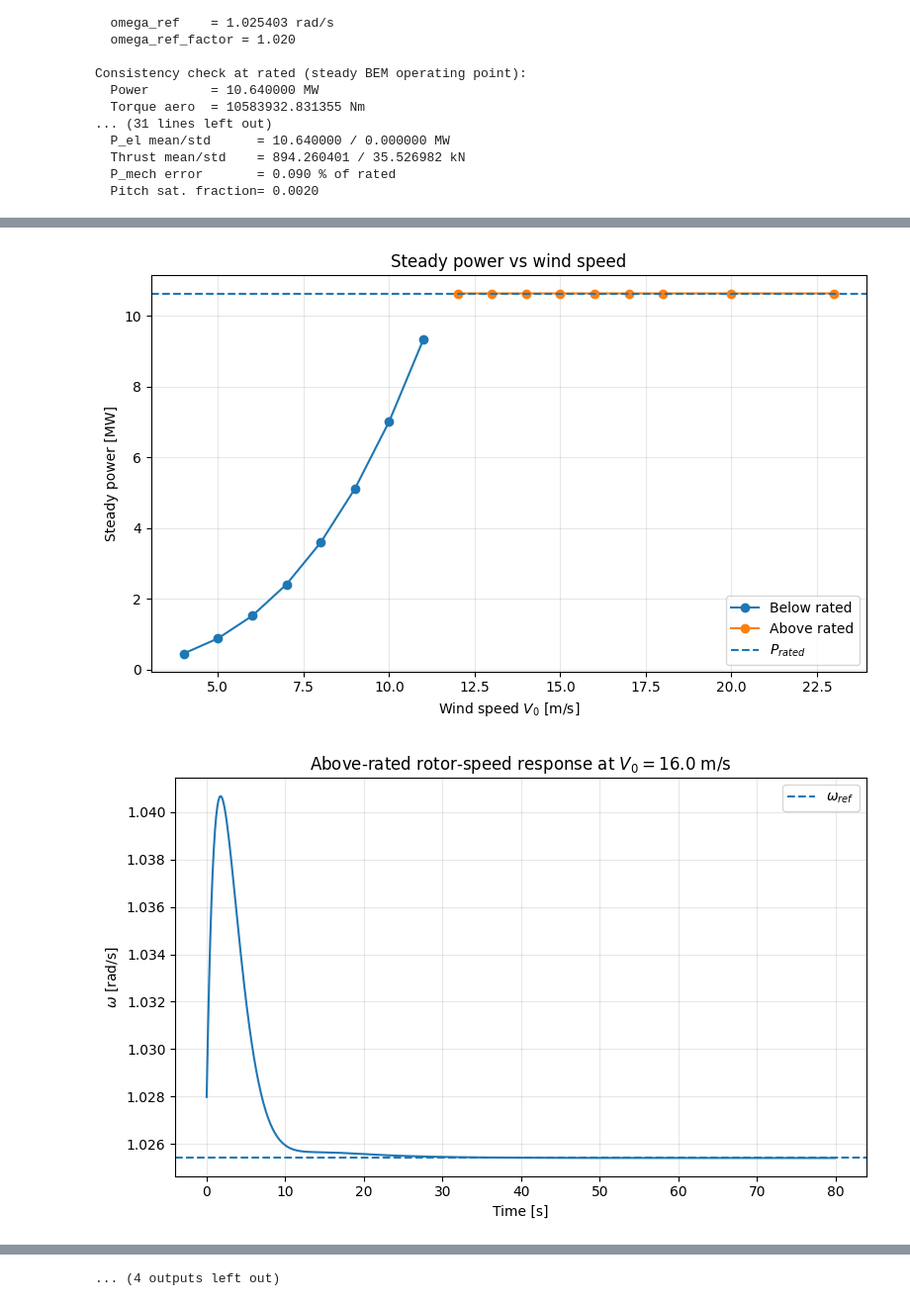
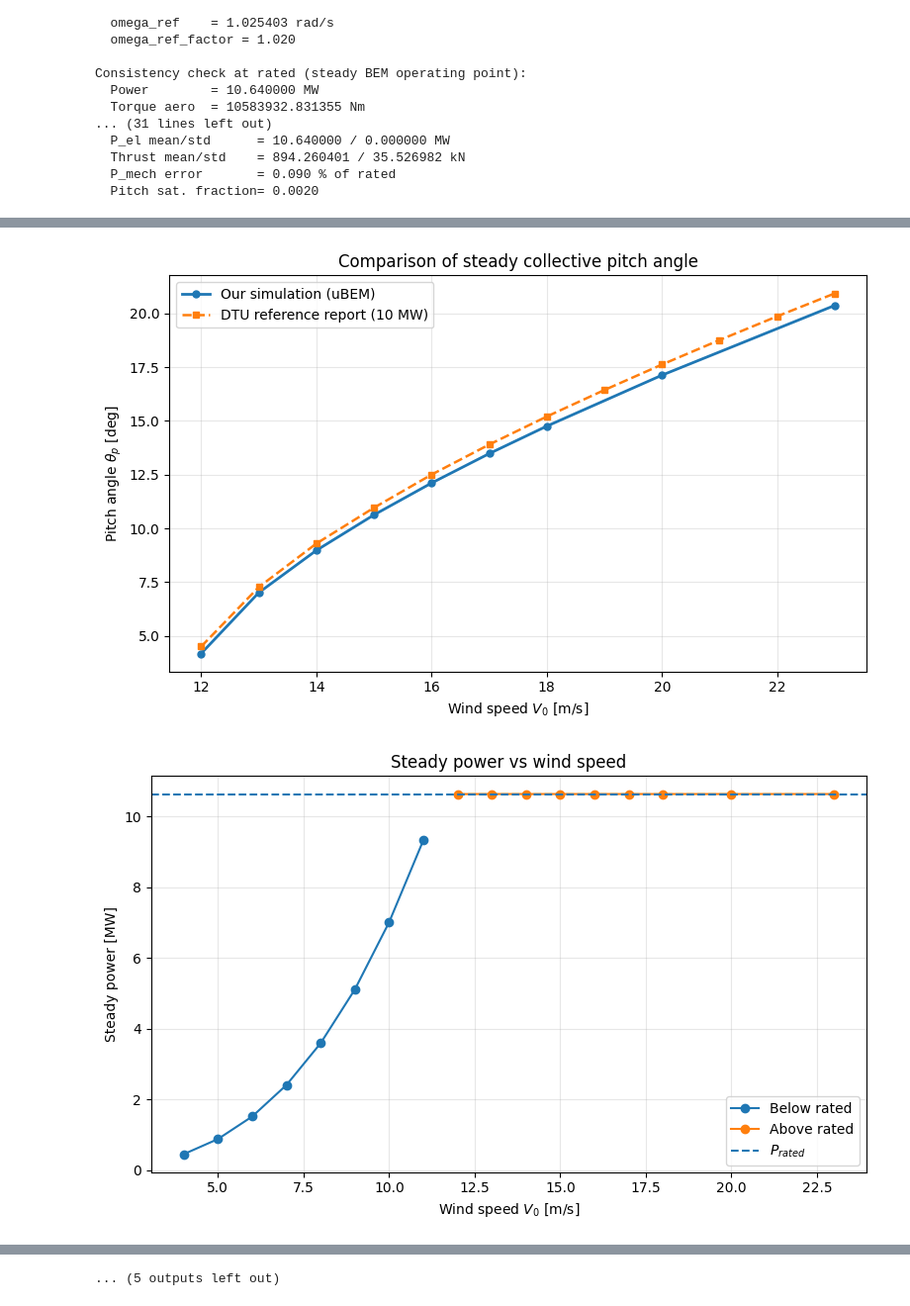
Before and after one commit to mariaenes00/Group-work-wind-turbine-aeroelasticity, a Jupyter notebook: Assignment 1/ASSIGN2.ipynb, the cells around one changed output, grey strips where cells are left out. Shown at 99% size. Drawn from its saved outputs; the diff is of its cells as text; code cells hidden in the pictures.

Commit message:
Add plot comparison to DTU reference report

```diff
--- a/Assignment 1/ASSIGN2.ipynb
+++ b/Assignment 1/ASSIGN2.ipynb
@@ -1290,6 +1290,44 @@ plt.title("Above-rated steady pitch angle")
 plt.grid(True, alpha=0.3)
 plt.tight_layout()
 plt.savefig(os.path.join(OUT_DIR, "05_above_rated_pitch_vs_V0.pdf"), bbox_inches="tight")
+
+# 5b) Comparison with DTU reference report: pitch vs V0
+# DTU reference data from Table 3.2(b), stiff structure
+V0_dtu = np.array([12, 13, 14, 15, 16, 17, 18, 19, 20, 21, 22, 23, 24, 25], dtype=float)
+theta_dtu = np.array([
+    4.502, 7.266, 9.292, 10.958, 12.499, 13.896, 15.200,
+    16.432, 17.618, 18.758, 19.860, 20.927, 21.963, 22.975
+], dtype=float)
+
+# restrict DTU curve to the same wind-speed range as the simulation
+mask = (V0_dtu >= np.min(V0_above)) & (V0_dtu <= np.max(V0_above))
+V0_dtu_plot = V0_dtu[mask]
+theta_dtu_plot = theta_dtu[mask]
+
+plt.figure(figsize=(8, 5))
+plt.plot(
+    V0_above,
+    theta_final_above,
+    "o-",
+    linewidth=2,
+    markersize=5,
+    label="Our simulation (uBEM)"
+)
+plt.plot(
+    V0_dtu_plot,
+    theta_dtu_plot,
+    "s--",
+    linewidth=1.8,
+    markersize=5,
+    label="DTU reference report (10 MW)"
+)
+plt.xlabel(r"Wind speed $V_0$ [m/s]")
+plt.ylabel(r"Pitch angle $\theta_p$ [deg]")
+plt.title("Comparison of steady collective pitch angle")
+plt.grid(True, alpha=0.3)
+plt.legend()
+plt.tight_layout()
+plt.savefig(os.path.join(OUT_DIR, "05b_pitch_comparison_DTU.pdf"), bbox_inches="tight")
 
 # 6) Steady power vs V0
 plt.figure(figsize=(8, 5))
@@ -1404,32 +1442,32 @@ plt.savefig(os.path.join(OUT_DIR, "14_turbulent_combined_power_response.pdf"), b
 plt.figure(figsize=(8, 5))
 plt.plot(turb_case["t"], np.array(turb_case["T_total"]) / 1e3, label=r"$T(t)$")
 plt.xlabel("Time [s]")
 plt.ylabel("Thrust [kN]")
 plt.title("Turbulent wind: thrust response")
 plt.grid(True, alpha=0.3)
 plt.legend()
 plt.tight_layout()
 plt.savefig(os.path.join(OUT_DIR, "15_turbulent_thrust_response.pdf"), bbox_inches="tight")
 
 # 16) tip-speed ratio
 plt.figure(figsize=(8, 5))
 plt.plot(turb_case["t"], turb_case["lambda"], label=r"$\lambda(t)$")
 plt.axhline(LAMBDA_OPT, linestyle="--", label=r"$\lambda_{opt}$")
 plt.xlabel("Time [s]")
 plt.ylabel(r"Tip-speed ratio $\lambda$ [-]")
 plt.title("Turbulent wind: tip-speed ratio response")
 plt.grid(True, alpha=0.3)
 plt.legend()
 plt.tight_layout()
 plt.savefig(os.path.join(OUT_DIR, "16_turbulent_lambda_response.pdf"), bbox_inches="tight")
 
 plt.show()
 plt.close("all")
 # %% [output]
 [figure]
 [figure]
 [figure]
 [figure]
 [figure]
-[figure, old version]
+[figure, new version]
-[figure, old version]
+[figure, new version]
@@ -1441 +1479 @@ plt.close("all")
-... (4 outputs left out)
+... (5 outputs left out)
```
Also changed, not shown: parts of 1 cell of this notebook, 17 other files.
